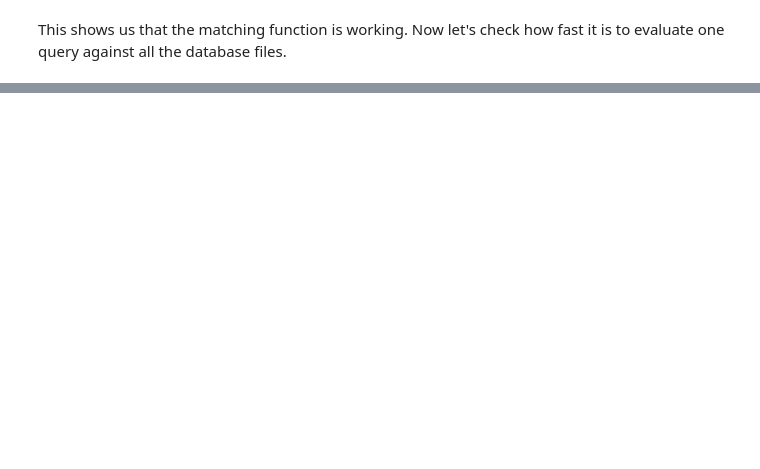
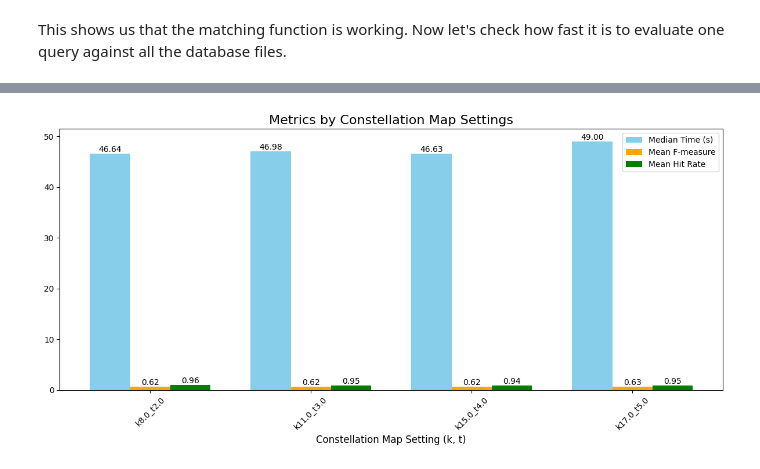
Before and after one commit to Lutu-gl/AudioID-Retrieval, a Jupyter notebook: notebooks/04_audio_retrieval.ipynb, the cells around one changed output, grey strips where cells are left out. Cells and saved outputs as stored; diff of their text form; code cells hidden in the pictures; blank space fills up the shorter version.

```diff
--- a/notebooks/04_audio_retrieval.ipynb
+++ b/notebooks/04_audio_retrieval.ipynb
@@ -127,9 +140,8 @@ We will compute constellation maps for each file and configuration and store the
 # %%
 def prepare_database(file_list, configurations, Fs=22050, N=2048, H=1024, bin_max=128, frame_max=None):
     database = {}
-
+    print(f"Processing {len(file_list)} files...")
     for file in file_list:
-        print(f"Processing file: {file}...")
 
         # Compute spectrogram for the current file
         Y = compute_spectrogram(file, Fs=Fs, N=N, H=H, bin_max=bin_max, frame_max=frame_max)
@@ -143,7 +155,7 @@ def prepare_database(file_list, configurations, Fs=22050, N=2048, H=1024, bin_ma
         database[file_key] = {
             "metadata": {
                 "size": file_size,
-                "name_without_extension": os.path.splitext(file_key)[0],
+                "original_query_id": os.path.splitext(file_key)[0],
             },
             "constellation_maps": {}
         }
@@ -152,7 +164,7 @@ def prepare_database(file_list, configurations, Fs=22050, N=2048, H=1024, bin_ma
         for (dist_freq, dist_time) in configurations:
             cmap = compute_constellation_map(Y, dist_freq=dist_freq, dist_time=dist_time)
             database[file_key]["constellation_maps"][(dist_freq, dist_time)] = cmap
-
+    print("Processing done.")
     return database
 
 
@@ -419,0 +660,68 @@ for configuration in configurations:
+# %%
+import matplotlib.pyplot as plt
+import numpy as np
+
+def analyze_constellation_map_settings(df):
+    """
+    Analyzes and visualizes metrics by constellation map settings (dist_freq, dist_time).
+
+    Parameters:
+        df (DataFrame): The DataFrame containing the results with a 'Source' column.
+
+    Returns:
+        grouped_metrics (DataFrame): DataFrame summarizing metrics by constellation map settings.
+    """
+    # Extract dist_freq and dist_time from filenames or configuration
+    df["dist_freq"] = df["Source"].str.extract(r'_k(\d+)_').astype(int)
+    df["dist_time"] = df["Source"].str.extract(r'_t(\d+)_').astype(int)
+
+    # Group metrics by constellation map settings (dist_freq, dist_time)
+    grouped_metrics = df.groupby(["dist_freq", "dist_time"]).agg(
+        median_time=("Time (s)", "median"),
+        mean_f_measure=("F-measure", "mean"),
+        mean_hit_rate=("Hit", "mean")
+    ).reset_index()
+
+    # Prepare labels for constellation map settings
+    settings = grouped_metrics.apply(lambda row: f"k{row['dist_freq']}_t{row['dist_time']}", axis=1)
+    median_times = grouped_metrics["median_time"]
+    mean_f_measures = grouped_metrics["mean_f_measure"]
+    mean_hit_rates = grouped_metrics["mean_hit_rate"]
+
+    # Create the bar plot
+    x = np.arange(len(settings))  # Label locations
+    width = 0.25  # Bar width
+
+    fig, ax = plt.subplots(figsize=(12, 6))
+
+    # Create bars for each metric
+    bar1 = ax.bar(x - width, median_times, width, label='Median Time (s)', color='skyblue')
+    bar2 = ax.bar(x, mean_f_measures, width, label='Mean F-measure', color='orange')
+    bar3 = ax.bar(x + width, mean_hit_rates, width, label='Mean Hit Rate', color='green')
+
+    # Adding labels, title, and legend
+    ax.set_xlabel('Constellation Map Setting (k, t)', fontsize=12)
+    ax.set_title('Metrics by Constellation Map Settings', fontsize=16)
+    ax.set_xticks(x)
+    ax.set_xticklabels(settings, fontsize=10, rotation=45)
+    ax.legend()
+
+    # Adding values on top of the bars
+    def add_labels(bars):
+        for bar in bars:
+            height = bar.get_height()
+            ax.text(bar.get_x() + bar.get_width() / 2.0, height, f'{height:.2f}', ha='center', va='bottom', fontsize=10)
+
+    add_labels(bar1)
+    add_labels(bar2)
+    add_labels(bar3)
+
+    plt.tight_layout()
+    plt.show()
+
+    return grouped_metrics
+
+# Example usage
+grouped_metrics = analyze_constellation_map_settings(df_combined_tol00)
+# %% [output]
+[figure, added]
```
Also changed, not shown: parts of 25 cells of this notebook, 2 other files.
